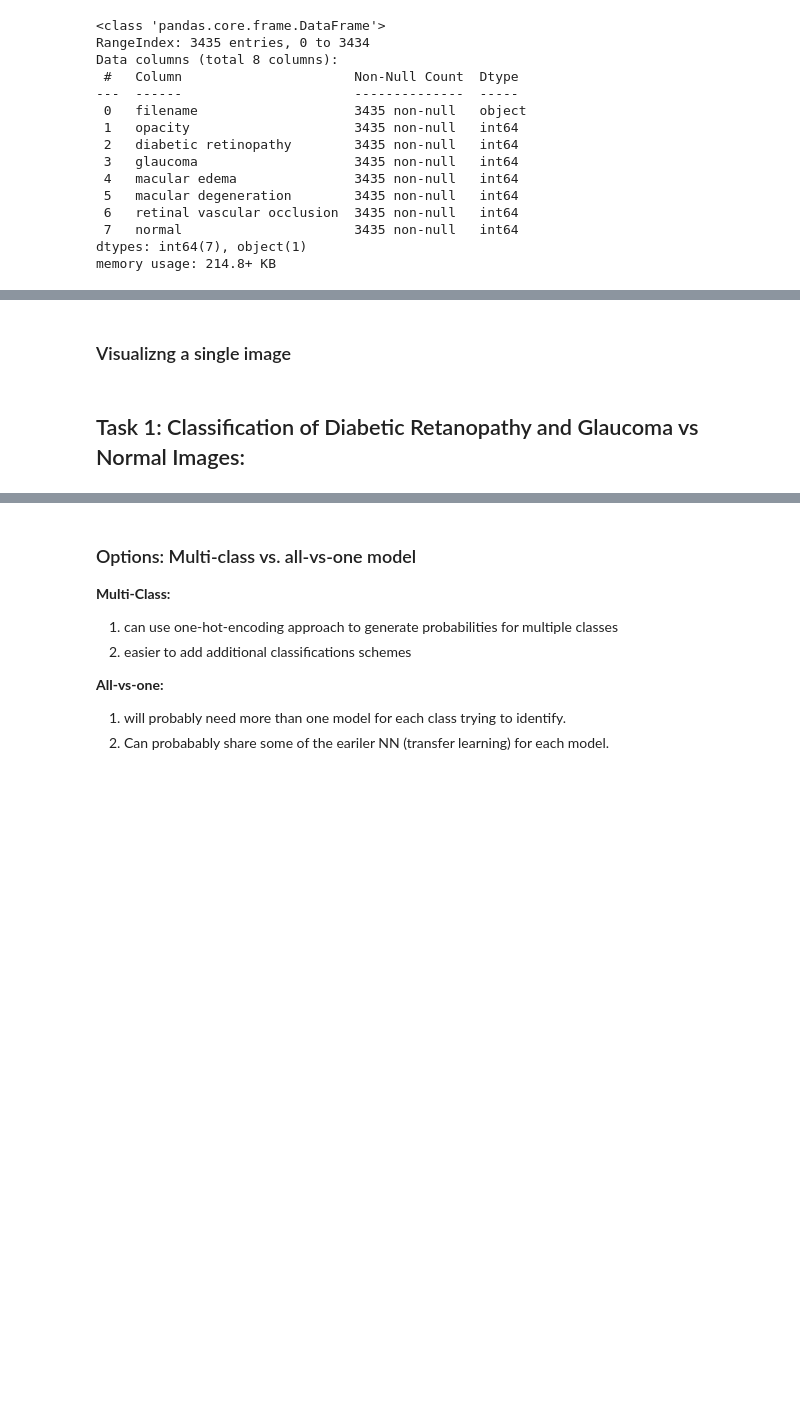
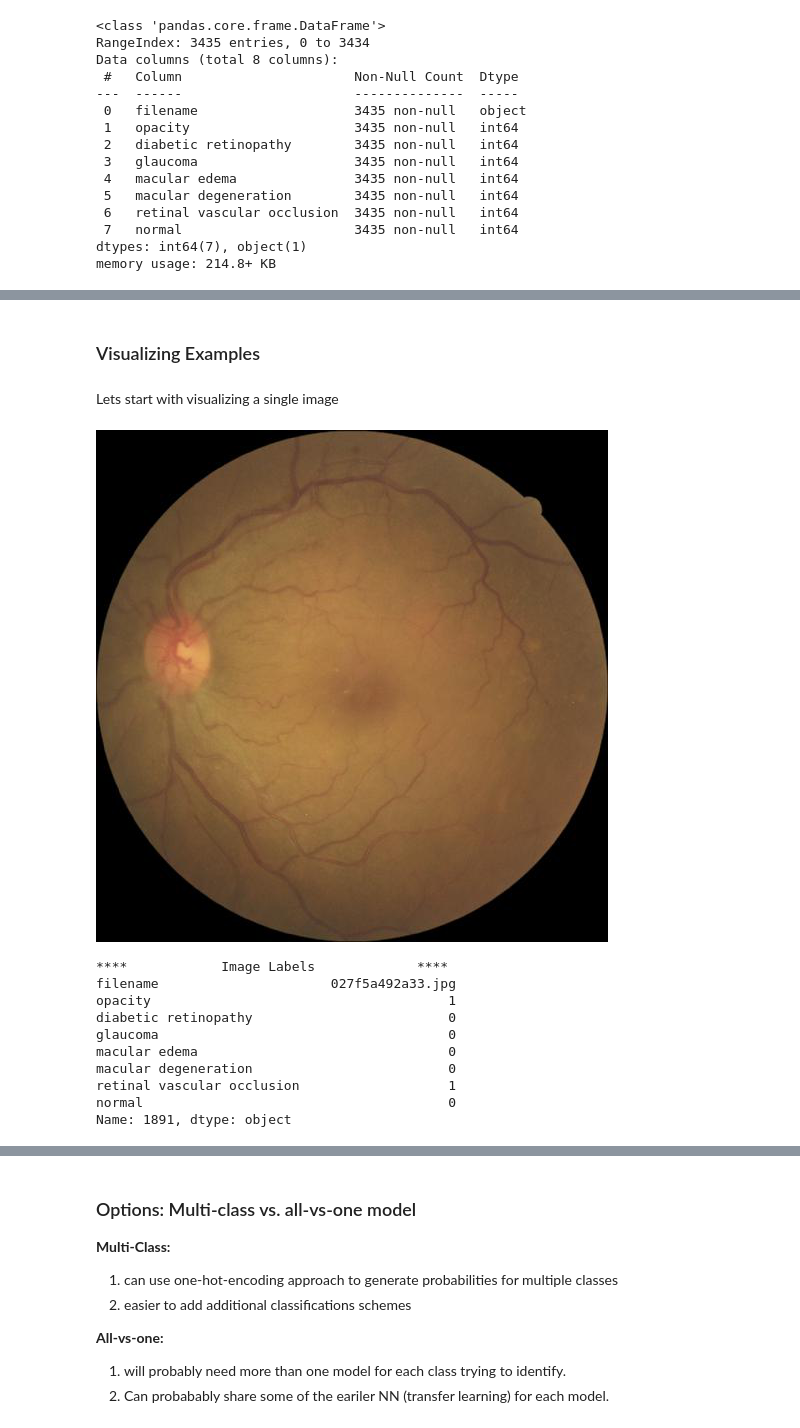
Before and after one commit to ChristianSAW/Fourthbrain, a Jupyter notebook: midterms/ML_for_Computer_Vision.ipynb, the cells around one changed output, grey strips where cells are left out. Saved outputs shown, nothing was run; the diff lists cells and outputs as text; code cells hidden in the pictures; blank space fills up the shorter version.

Commit message:
Task 0, Task 1

```diff
--- a/midterms/ML_for_Computer_Vision.ipynb
+++ b/midterms/ML_for_Computer_Vision.ipynb
@@ -69,5 +68,15 @@ import PIL.Image
 TensorFlow Version:  2.6.1
 # %% [markdown]
 ## Task 0: Data Wrangling
+# %%
+# Various directory paths for convenience
+from os.path import dirname, abspath, join, exists
+
+PROJECT_DIR = dirname((abspath('')))                            # project directory
+HIDDEN_FILES_DIR = abspath(join(PROJECT_DIR, 'hidden_files'))   # hidden_files directory (where data is stored)
+DATA_DIR = abspath(join(HIDDEN_FILES_DIR, 'midterm_data'))      # directory of Data (renamed to midterm_data)
+TRAIN_DIR = abspath(join(DATA_DIR, 'train'))                    # directory with train data ['train/', 'train.csv']
+TRAIN_IMAGE_DIR = abspath(join(TRAIN_DIR, 'train'))             # directory with train images (labeled)
+TEST_IMAGE_DIR = abspath(join(DATA_DIR, 'test', 'test'))        # directory with test images (unlabeled)
 # %%
 # Unzip midterm data (note, if you are running this, add Data.zip ~ renamed to midterm_data.zip to ../hidden_files/)
@@ -81,7 +92,7 @@ print(os.listdir("../hidden_files/midterm_data/train"))
 ['.DS_Store', 'train', 'train.csv']
 # %%
 # Load training data
-data = pd.read_csv("../hidden_files/midterm_data/train/train.csv")
+data = pd.read_csv(join(TRAIN_DIR, "train.csv"))
 
 # Examine first few rows to better understand data
 data.head()
@@ -114,4 +127,26 @@ memory usage: 214.8+ KB
+# %% [markdown]
+### Visualizing Examples
 # %% [markdown]
-### Visualizng a single image
+Lets start with visualizing a single image
-# %% [markdown]
-## Task 1: Classification of Diabetic Retanopathy and Glaucoma vs Normal Images:
+# %%
+# chose a random retina
+num = np.random.randint(1, data.shape[0])
+
+# display it
+display.display(PIL.Image.open(join(TRAIN_IMAGE_DIR, data['filename'][num])))
+
+# show image labels
+print("**** \t\tImage Labels\t\t ****")
+print(data.iloc[num])
+# %% [output]
+[figure, added]
+****            Image Labels             ****
+filename                      027f5a492a33.jpg
+opacity                                      1
+diabetic retinopathy                         0
+glaucoma                                     0
+macular edema                                0
+macular degeneration                         0
+retinal vascular occlusion                   1
+normal                                       0
+Name: 1891, dtype: object
```
Also changed, not shown: parts of 52 cells of this notebook, 1 other file.
